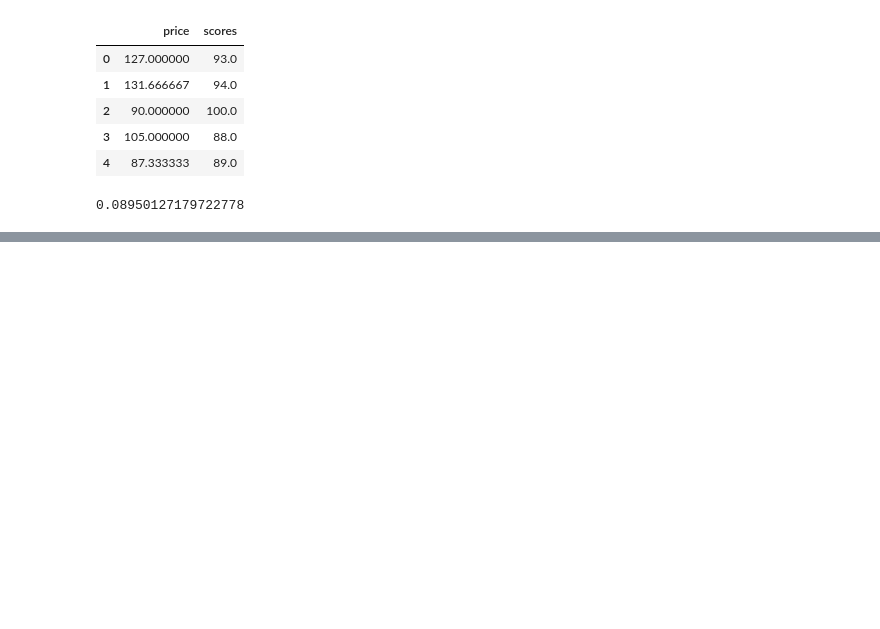
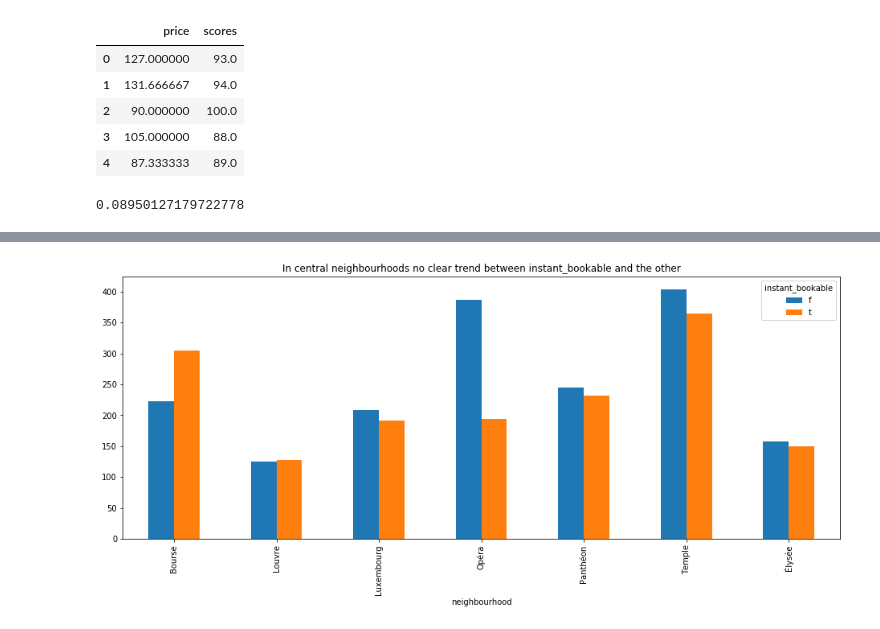
Before and after one commit to elekescsabi/liligo, a Jupyter notebook: prices and scores.ipynb, the cells around one changed output, grey strips where cells are left out. Saved outputs shown, nothing was run; the diff lists cells and outputs as text; code cells hidden in the pictures; blank space fills up the shorter version.

```diff
--- a/prices and scores.ipynb
+++ b/prices and scores.ipynb
@@ -224,0 +275,10 @@ price_scores_neigh.groupby('neighbourhood')[['price', 'scores']].corr().iloc[0::
+# %%
+(
+    price_instant_neigh
+    .query("neighbourhood in ['Luxembourg', 'Louvre', 'Élysée', 'Hôtel', 'Temple', 'Bourse', 'Palais', 'Panthéon', 'Opéra']")
+    .pivot_table(index = 'neighbourhood', columns = 'instant_bookable', values = 'price', aggfunc = ['mean', 'count'])
+    ['count']
+    .plot(kind = 'bar', title = 'In central neighbourhoods no clear trend between instant_bookable and the other', figsize = (16, 6))
+);
+# %% [output]
+[figure, added]
```
Also changed, not shown: parts of 16 cells of this notebook, 5 other files.
